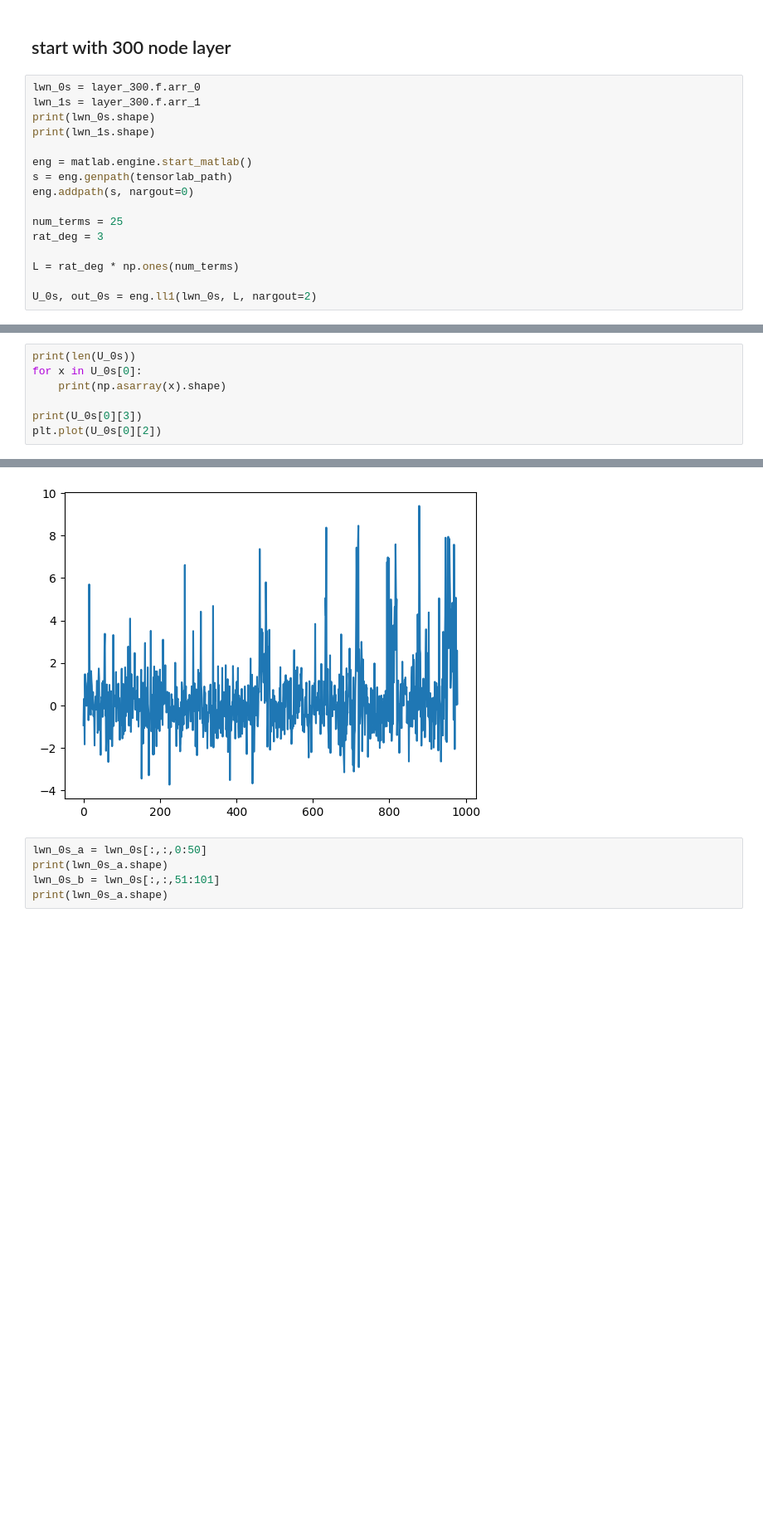
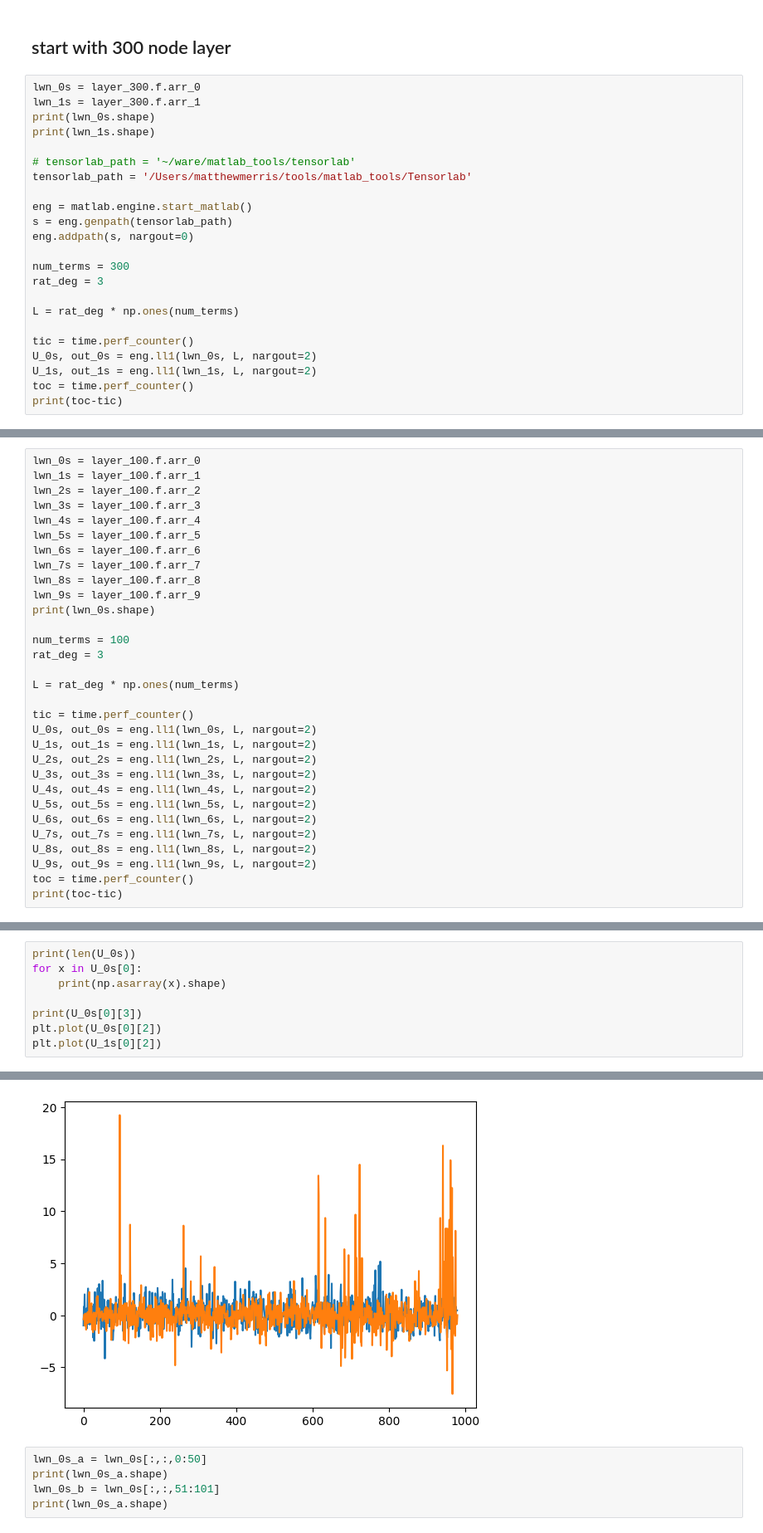
Before and after one commit to matthewmerris/TensorizedRatNets, a Jupyter notebook: notebooks/Analysis.ipynb, the cells around one changed output, grey strips where cells are left out. Shown: that part at 83% size. Saved outputs shown, nothing was run; the diff lists cells and outputs as text; blank space fills up the shorter version.

Commit message:
mods to collect #node term LL1 decomps for Lenet300100

```diff
--- a/notebooks/Analysis.ipynb
+++ b/notebooks/Analysis.ipynb
@@ -24,16 +26,23 @@ lwn_1s = layer_300.f.arr_1
 print(lwn_0s.shape)
 print(lwn_1s.shape)
 
+# tensorlab_path = '~/ware/matlab_tools/tensorlab'
+tensorlab_path = '/Users/matthewmerris/tools/matlab_tools/Tensorlab'
+
 eng = matlab.engine.start_matlab()
 s = eng.genpath(tensorlab_path)
 eng.addpath(s, nargout=0)
 
-num_terms = 25
+num_terms = 300
 rat_deg = 3
 
 L = rat_deg * np.ones(num_terms)
 
+tic = time.perf_counter()
 U_0s, out_0s = eng.ll1(lwn_0s, L, nargout=2)
+U_1s, out_1s = eng.ll1(lwn_1s, L, nargout=2)
+toc = time.perf_counter()
+print(toc-tic)
 # %% [output]
 (150, 150, 979)
 (150, 150, 980)
@@ -39,0 +141,31 @@ U_0s, out_0s = eng.ll1(lwn_0s, L, nargout=2)
+# %%
+lwn_0s = layer_100.f.arr_0
+lwn_1s = layer_100.f.arr_1
+lwn_2s = layer_100.f.arr_2
+lwn_3s = layer_100.f.arr_3
+lwn_4s = layer_100.f.arr_4
+lwn_5s = layer_100.f.arr_5
+lwn_6s = layer_100.f.arr_6
+lwn_7s = layer_100.f.arr_7
+lwn_8s = layer_100.f.arr_8
+lwn_9s = layer_100.f.arr_9
+print(lwn_0s.shape)
+
+num_terms = 100
+rat_deg = 3
+
+L = rat_deg * np.ones(num_terms)
+
+tic = time.perf_counter()
+U_0s, out_0s = eng.ll1(lwn_0s, L, nargout=2)
+U_1s, out_1s = eng.ll1(lwn_1s, L, nargout=2)
+U_2s, out_2s = eng.ll1(lwn_2s, L, nargout=2)
+U_3s, out_3s = eng.ll1(lwn_3s, L, nargout=2)
+U_4s, out_4s = eng.ll1(lwn_4s, L, nargout=2)
+U_5s, out_5s = eng.ll1(lwn_5s, L, nargout=2)
+U_6s, out_6s = eng.ll1(lwn_6s, L, nargout=2)
+U_7s, out_7s = eng.ll1(lwn_7s, L, nargout=2)
+U_8s, out_8s = eng.ll1(lwn_8s, L, nargout=2)
+U_9s, out_9s = eng.ll1(lwn_9s, L, nargout=2)
+toc = time.perf_counter()
+print(toc-tic)
@@ -44,4 +192,5 @@ for x in U_0s[0]:
 
 print(U_0s[0][3])
 plt.plot(U_0s[0][2])
+plt.plot(U_1s[0][2])
 # %% [output]
@@ -49,10 +198,10 @@ plt.plot(U_0s[0][2])
 (150, 3)
 (150, 3)
 (979, 1)
 (3, 3)
 [[1.0,0.0,0.0],[0.0,1.0,0.0],[0.0,0.0,1.0]]
 [<matplotlib.lines.Line2D at 0x...>]
-[figure, old version]
+[figure, new version]
 # %%
 lwn_0s_a = lwn_0s[:,:,0:50]
 print(lwn_0s_a.shape)
```
Also changed, not shown: parts of 16 cells of this notebook, 3 other files.
